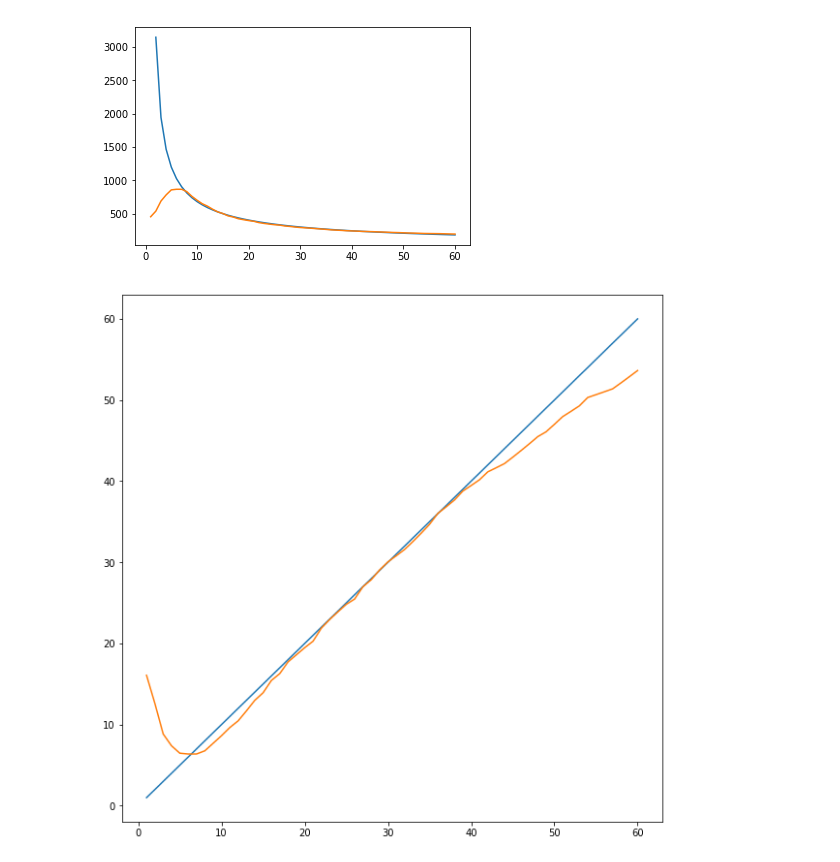
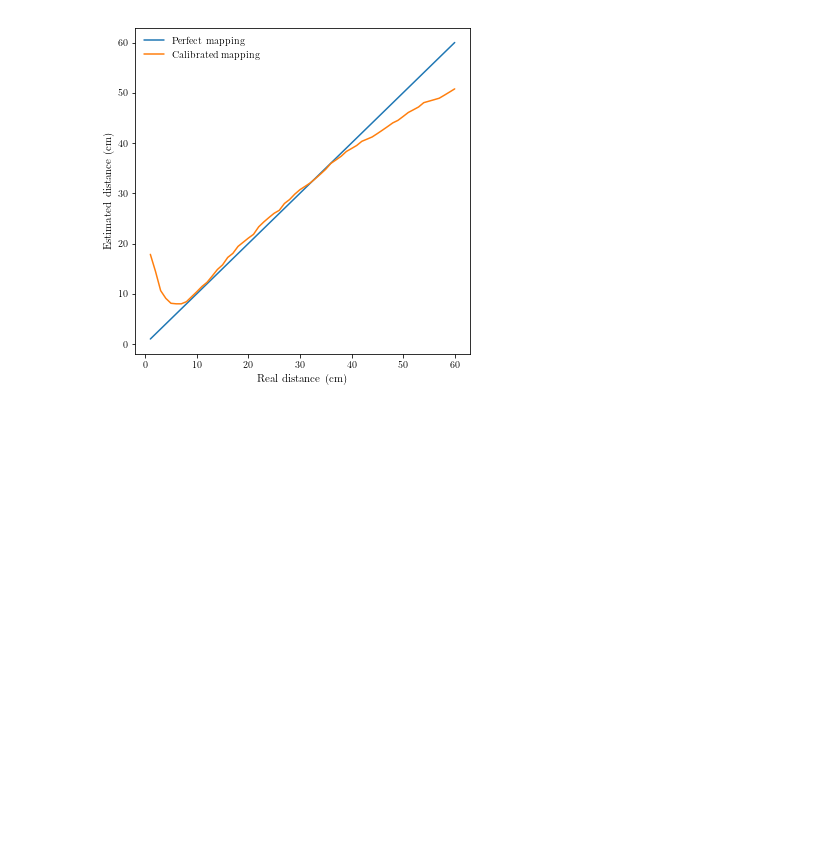
Before and after one commit to fznsakib/arduino-mapping, a Jupyter notebook: graphs/calibration.ipynb, the cells around one changed output. Cells and saved outputs as stored; diff of their text form; code cells hidden in the pictures; blank space fills up the shorter version.

Commit message:
Add curve fitting to calibration.ipynb

```diff
--- a/graphs/calibration.ipynb
+++ b/graphs/calibration.ipynb
@@ -3,6 +3,6 @@ import matplotlib.pyplot as plt
 import numpy as np
 # %%
 # use LaTeX fonts in the plot
-# plt.rc('text', usetex=True)
-# plt.rc('font', family='serif')
+plt.rc('text', usetex=True)
+plt.rc('font', family='serif')
 # %%
@@ -49,21 +67,27 @@ import math
 def func(x, a, b, c):
     return ((x ** c) / a) ** (1 / -b)
 
+def func2(x, a, b):
+    return (x / a) ** (1 / -b)
+
 def inverse_func(y, a, b, c):
     return (a / (y ** b)) ** (1 / c)
+
+def inverse_func2(y, a, b):
+    return (a / (y ** b))
 
 ys = final_eight_bits[10:]
 
 xs = [i for i in range(10, len(final_eight_bits))]
 
-popt, pcov = curve_fit(func, xs, ys)
+popt, pcov = curve_fit(func2, xs, ys)
 # %%
 print(popt)
-print(inverse_func(final_eight_bits[22], *popt))
-print(func(22, *popt))
-fitted_xs = [inverse_func(x, *popt) for x in final_eight_bits]
+print(inverse_func2(final_eight_bits[22], *popt))
+print(func2(22, *popt))
+fitted_xs = [inverse_func2(x, *popt) for x in final_eight_bits]
 
-plot_calibration_data(func([i for i in range(len(final_eight_bits))], *popt), final_eight_bits)
+# plot_calibration_data(func([i for i in range(len(final_eight_bits))], *popt))
 
-plot_distances(fitted_xs)
+plot_distances(distances2)
 # %% [output]
@@ -73,2 +98 @@ plot_distances(fitted_xs)
-[figure, old version]
+[figure, new version]
-[figure, removed]
```
Also changed, not shown: parts of 3 cells of this notebook.
